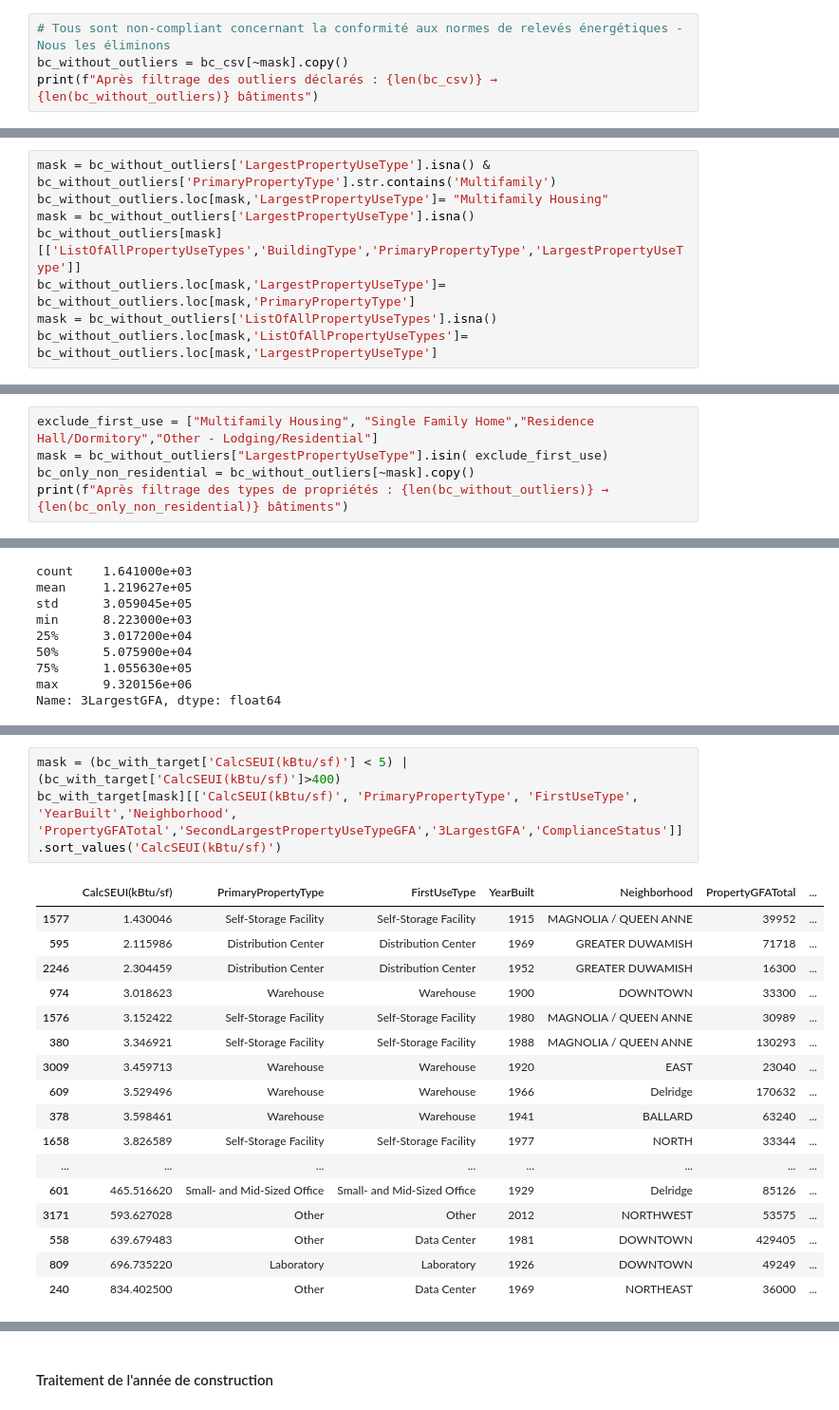
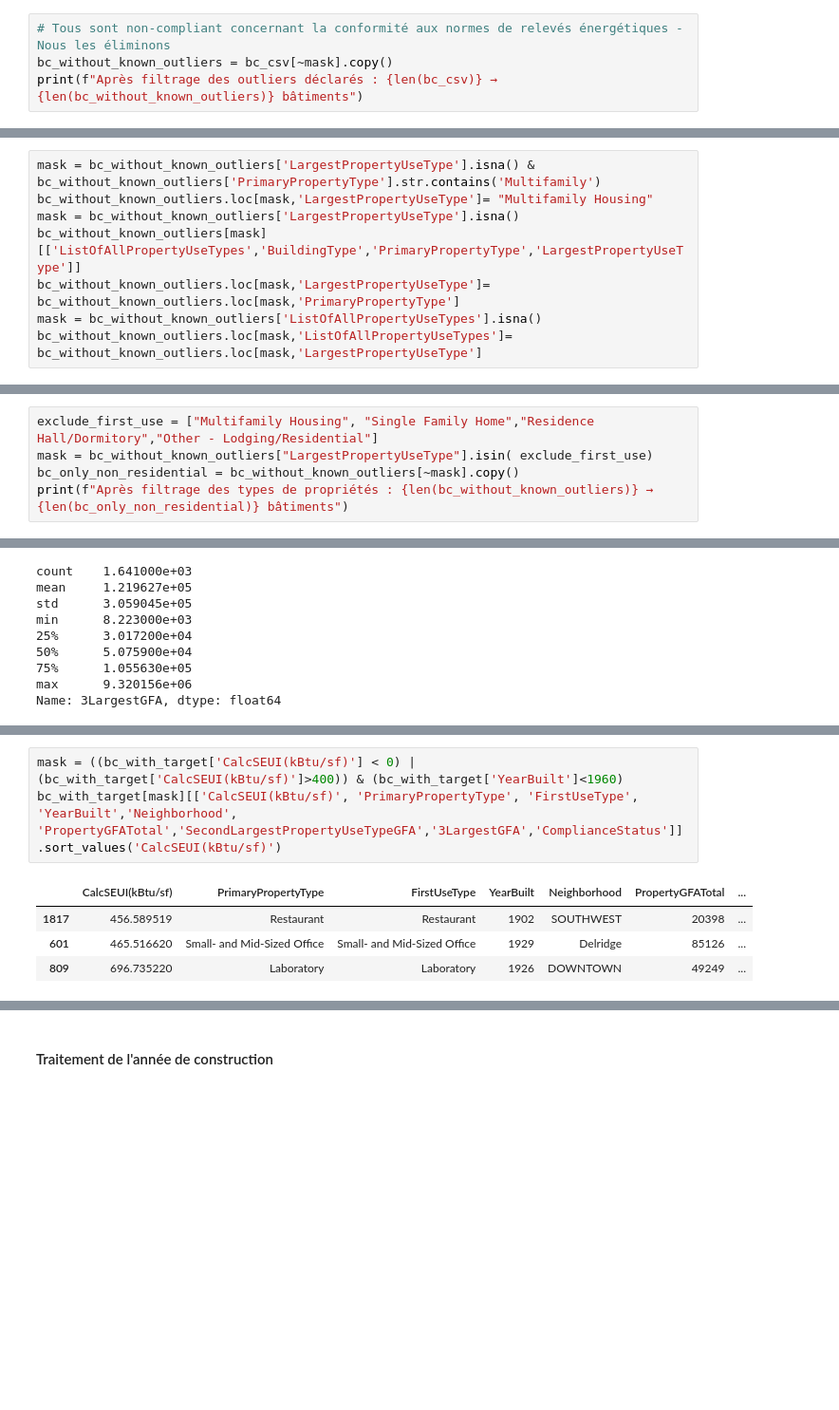
Before and after one commit to day811/OCDE-P6, a Jupyter notebook: modelistation_supervisee_EDA.ipynb, the cells around one changed output, grey strips where cells are left out. Shown at 95% size. Cells and saved outputs as stored; diff of their text form; blank space fills up the shorter version.

```diff
--- a/modelistation_supervisee_EDA.ipynb
+++ b/modelistation_supervisee_EDA.ipynb
@@ -73,8 +73,8 @@ bc_csv[mask]
 32 rows × 39 columns
 # %%
 # Tous sont non-compliant concernant la conformité aux normes de relevés énergétiques - Nous les éliminons
-bc_without_outliers = bc_csv[~mask].copy()
-print(f"Après filtrage des outliers déclarés : {len(bc_csv)} → {len(bc_without_outliers)} bâtiments")
+bc_without_known_outliers = bc_csv[~mask].copy()
+print(f"Après filtrage des outliers déclarés : {len(bc_csv)} → {len(bc_without_known_outliers)} bâtiments")
 # %% [output]
 Après filtrage des outliers déclarés : 3376 → 3344 bâtiments
 # %% [markdown]
@@ -135,20 +135,20 @@ bc_without_outliers[mask][['ListOfAllPropertyUseTypes','BuildingType','PrimaryPr
 # %% [markdown]
 ### Correction manuelle des valeurs manquantes
 # %%
-mask = bc_without_outliers['LargestPropertyUseType'].isna() & bc_without_outliers['PrimaryPropertyType'].str.contains('Multifamily')
-bc_without_outliers.loc[mask,'LargestPropertyUseType']= "Multifamily Housing"
-mask = bc_without_outliers['LargestPropertyUseType'].isna()
-bc_without_outliers[mask][['ListOfAllPropertyUseTypes','BuildingType','PrimaryPropertyType','LargestPropertyUseType']]
-bc_without_outliers.loc[mask,'LargestPropertyUseType']= bc_without_outliers.loc[mask,'PrimaryPropertyType']
-mask = bc_without_outliers['ListOfAllPropertyUseTypes'].isna()
-bc_without_outliers.loc[mask,'ListOfAllPropertyUseTypes']= bc_without_outliers.loc[mask,'LargestPropertyUseType']
+mask = bc_without_known_outliers['LargestPropertyUseType'].isna() & bc_without_known_outliers['PrimaryPropertyType'].str.contains('Multifamily')
+bc_without_known_outliers.loc[mask,'LargestPropertyUseType']= "Multifamily Housing"
+mask = bc_without_known_outliers['LargestPropertyUseType'].isna()
+bc_without_known_outliers[mask][['ListOfAllPropertyUseTypes','BuildingType','PrimaryPropertyType','LargestPropertyUseType']]
+bc_without_known_outliers.loc[mask,'LargestPropertyUseType']= bc_without_known_outliers.loc[mask,'PrimaryPropertyType']
+mask = bc_without_known_outliers['ListOfAllPropertyUseTypes'].isna()
+bc_without_known_outliers.loc[mask,'ListOfAllPropertyUseTypes']= bc_without_known_outliers.loc[mask,'LargestPropertyUseType']
 # %% [markdown]
 ### Exclusion des propriétés à usage principal d'habitation (non temporaire)
 # %%
 exclude_first_use = ["Multifamily Housing", "Single Family Home","Residence Hall/Dormitory","Other - Lodging/Residential"]
-mask = bc_without_outliers["LargestPropertyUseType"].isin( exclude_first_use)
-bc_only_non_residential = bc_without_outliers[~mask].copy()
-print(f"Après filtrage des types de propriétés : {len(bc_without_outliers)} → {len(bc_only_non_residential)} bâtiments")
+mask = bc_without_known_outliers["LargestPropertyUseType"].isin( exclude_first_use)
+bc_only_non_residential = bc_without_known_outliers[~mask].copy()
+print(f"Après filtrage des types de propriétés : {len(bc_without_known_outliers)} → {len(bc_only_non_residential)} bâtiments")
 # %% [output]
 Après filtrage des types de propriétés : 3344 → 1649 bâtiments
 # %%
@@ -457,21 +461,8 @@ plt.show()
 # %%
-mask = (bc_with_target['CalcSEUI(kBtu/sf)'] < 5) | (bc_with_target['CalcSEUI(kBtu/sf)']>400)
+mask = ((bc_with_target['CalcSEUI(kBtu/sf)'] < 0) | (bc_with_target['CalcSEUI(kBtu/sf)']>400)) & (bc_with_target['YearBuilt']<1960)
 bc_with_target[mask][['CalcSEUI(kBtu/sf)', 'PrimaryPropertyType', 'FirstUseType', 'YearBuilt','Neighborhood', 'PropertyGFATotal','SecondLargestPropertyUseTypeGFA','3LargestGFA','ComplianceStatus']].sort_values('CalcSEUI(kBtu/sf)')
 # %% [output]
 |  | CalcSEUI(kBtu/sf) | PrimaryPropertyType | FirstUseType | YearBuilt | Neighborhood | PropertyGFATotal | ... |
-| 1577 | 1.430046 | Self-Storage Facility | Self-Storage Facility | 1915 | MAGNOLIA / QUEEN ANNE | 39952 | ... |
-| 595 | 2.115986 | Distribution Center | Distribution Center | 1969 | GREATER DUWAMISH | 71718 | ... |
-| 2246 | 2.304459 | Distribution Center | Distribution Center | 1952 | GREATER DUWAMISH | 16300 | ... |
-| 974 | 3.018623 | Warehouse | Warehouse | 1900 | DOWNTOWN | 33300 | ... |
-| 1576 | 3.152422 | Self-Storage Facility | Self-Storage Facility | 1980 | MAGNOLIA / QUEEN ANNE | 30989 | ... |
-| 380 | 3.346921 | Self-Storage Facility | Self-Storage Facility | 1988 | MAGNOLIA / QUEEN ANNE | 130293 | ... |
-| 3009 | 3.459713 | Warehouse | Warehouse | 1920 | EAST | 23040 | ... |
-| 609 | 3.529496 | Warehouse | Warehouse | 1966 | Delridge | 170632 | ... |
-| 378 | 3.598461 | Warehouse | Warehouse | 1941 | BALLARD | 63240 | ... |
-| 1658 | 3.826589 | Self-Storage Facility | Self-Storage Facility | 1977 | NORTH | 33344 | ... |
-| ... | ... | ... | ... | ... | ... | ... | ... |
+| 1817 | 456.589519 | Restaurant | Restaurant | 1902 | SOUTHWEST | 20398 | ... |
 | 601 | 465.516620 | Small- and Mid-Sized Office | Small- and Mid-Sized Office | 1929 | Delridge | 85126 | ... |
-| 3171 | 593.627028 | Other | Other | 2012 | NORTHWEST | 53575 | ... |
-| 558 | 639.679483 | Other | Data Center | 1981 | DOWNTOWN | 429405 | ... |
 | 809 | 696.735220 | Laboratory | Laboratory | 1926 | DOWNTOWN | 49249 | ... |
-| 240 | 834.402500 | Other | Data Center | 1969 | NORTHEAST | 36000 | ... |
```
Also changed, not shown: parts of 15 cells of this notebook.
